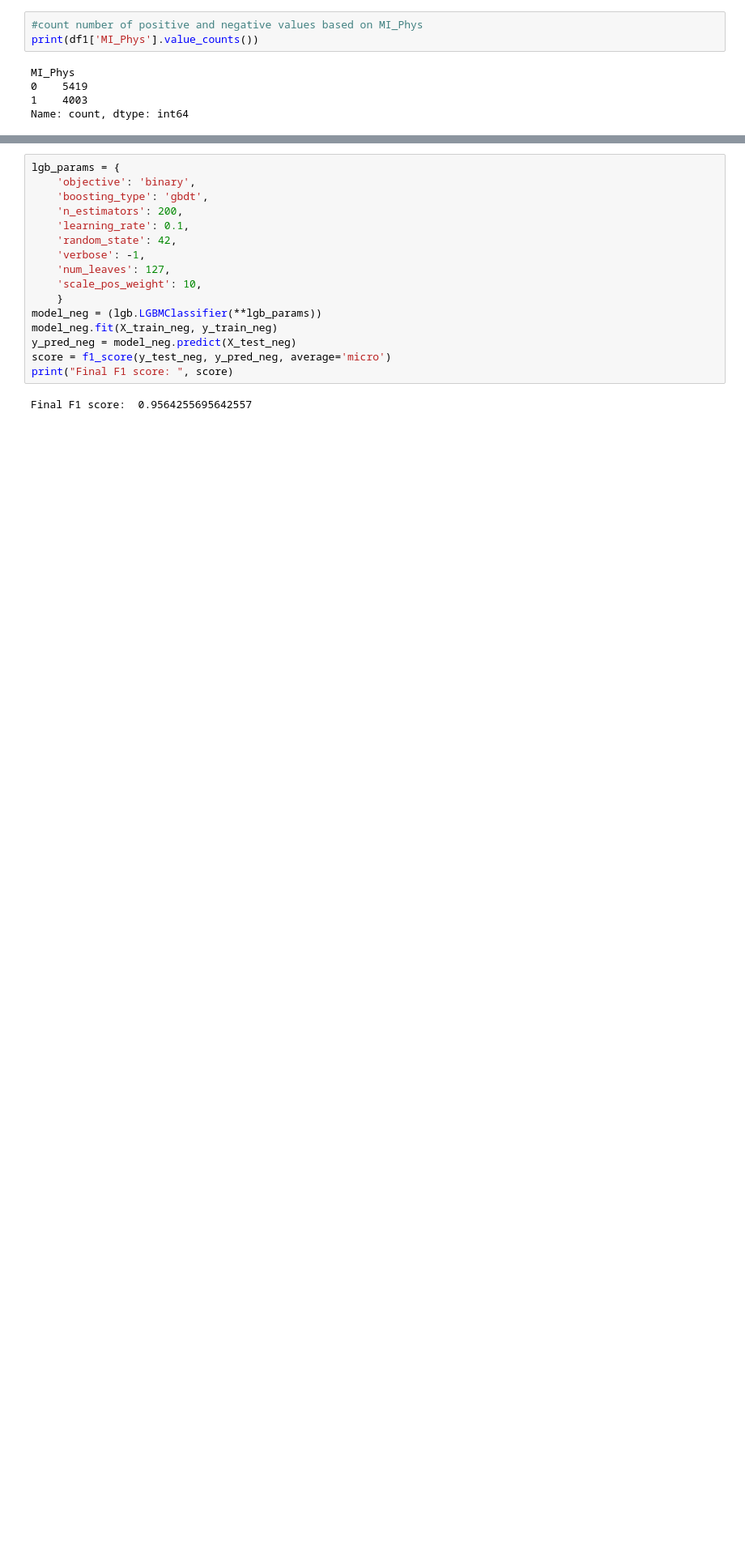
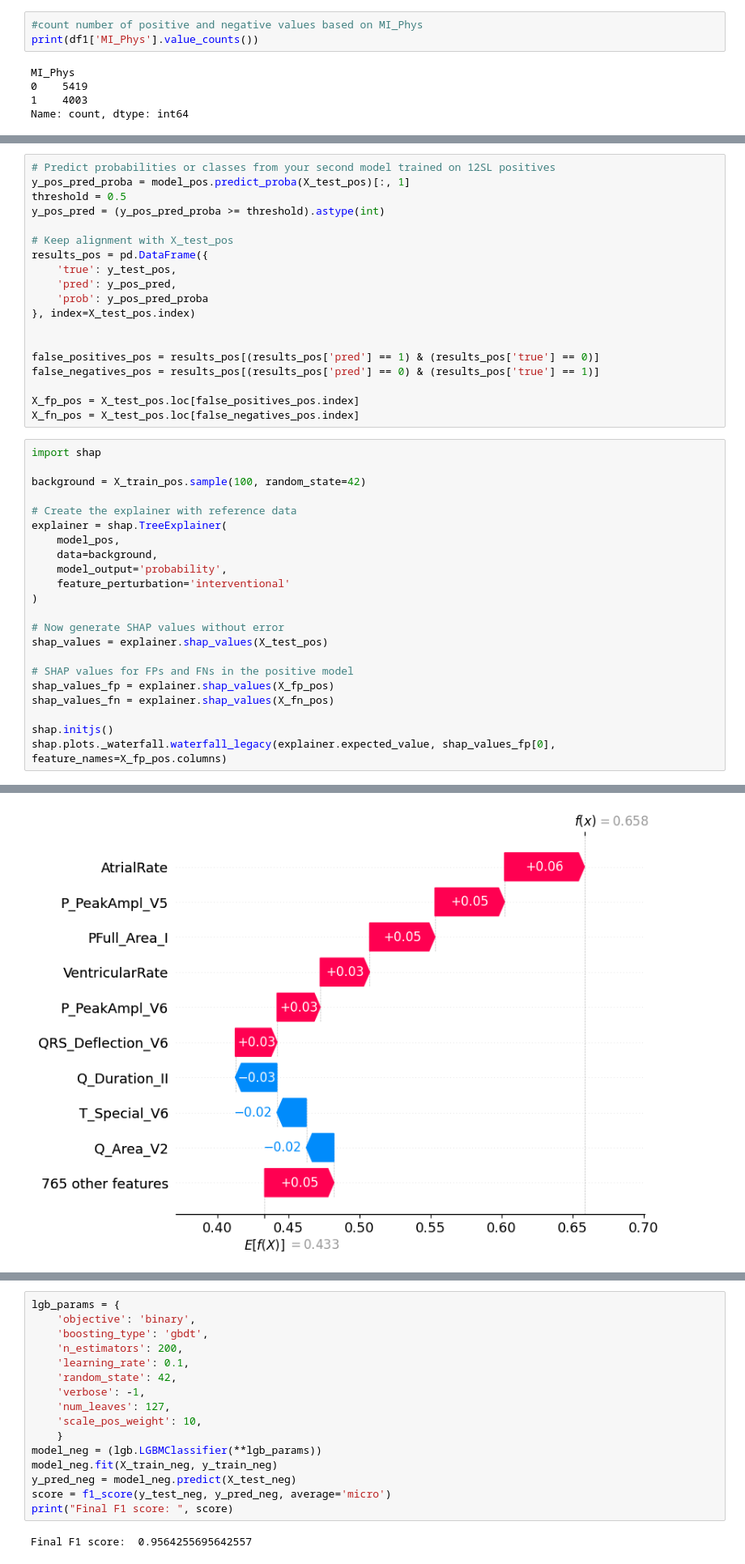
Before and after one commit to clv07/stroke-of-luck, a Jupyter notebook: 12SL_MI_CorrectionModels.ipynb, the cells around one changed output, grey strips where cells are left out. Shown at 81% size. Saved outputs shown, nothing was run; the diff lists cells and outputs as text; blank space fills up the shorter version.

Commit message:
combined model stats

```diff
--- a/12SL_MI_CorrectionModels.ipynb
+++ b/12SL_MI_CorrectionModels.ipynb
@@ -136,0 +291,42 @@ shap.force_plot(explainer.expected_value[1], shap_values[1], X.iloc[fp_index])
+# %%
+# Predict probabilities or classes from your second model trained on 12SL positives
+y_pos_pred_proba = model_pos.predict_proba(X_test_pos)[:, 1]
+threshold = 0.5
+y_pos_pred = (y_pos_pred_proba >= threshold).astype(int)
+
+# Keep alignment with X_test_pos
+results_pos = pd.DataFrame({
+    'true': y_test_pos,
+    'pred': y_pos_pred,
+    'prob': y_pos_pred_proba
+}, index=X_test_pos.index)
+
+
+false_positives_pos = results_pos[(results_pos['pred'] == 1) & (results_pos['true'] == 0)]
+false_negatives_pos = results_pos[(results_pos['pred'] == 0) & (results_pos['true'] == 1)]
+
+X_fp_pos = X_test_pos.loc[false_positives_pos.index]
+X_fn_pos = X_test_pos.loc[false_negatives_pos.index]
+# %%
+import shap
+
+background = X_train_pos.sample(100, random_state=42)
+
+# Create the explainer with reference data
+explainer = shap.TreeExplainer(
+    model_pos,
+    data=background,
+    model_output='probability',
+    feature_perturbation='interventional'
+)
+
+# Now generate SHAP values without error
+shap_values = explainer.shap_values(X_test_pos)
+
+# SHAP values for FPs and FNs in the positive model
+shap_values_fp = explainer.shap_values(X_fp_pos)
+shap_values_fn = explainer.shap_values(X_fn_pos)
+
+shap.initjs()
+shap.plots._waterfall.waterfall_legacy(explainer.expected_value, shap_values_fp[0], feature_names=X_fp_pos.columns)
+# %% [output]
@@ -136,0 +334 @@ shap.force_plot(explainer.expected_value[1], shap_values[1], X.iloc[fp_index])
+[figure, added]
```
Also changed, not shown: parts of 38 cells of this notebook.
